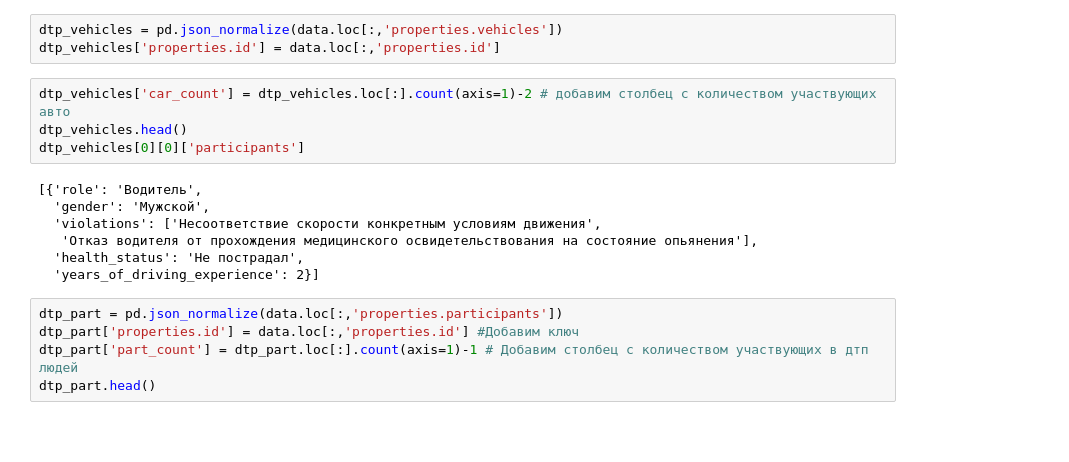
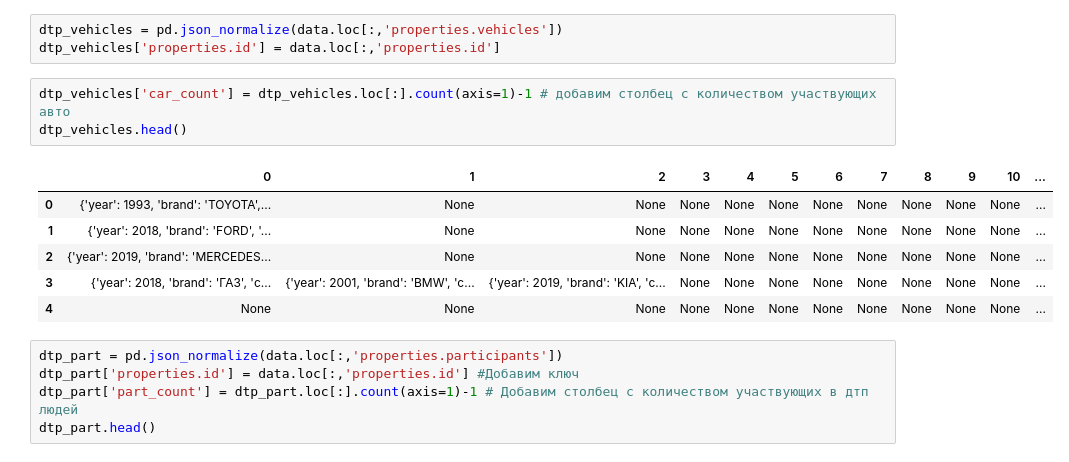
Before and after one commit to astigo/Analysis_car_accident_and_weather_in_Moscow_2015-2021, a Jupyter notebook: Weather-Accident.ipynb, the cells around one changed output. Saved outputs shown, nothing was run; the diff lists cells and outputs as text; blank space fills up the shorter version.

```diff
--- a/Weather-Accident.ipynb
+++ b/Weather-Accident.ipynb
@@ -133,16 +133,15 @@ data.drop(axis='columns', labels={'type'}, inplace=True) #, 'geometry.type', 'pr
 dtp_vehicles = pd.json_normalize(data.loc[:,'properties.vehicles'])
 dtp_vehicles['properties.id'] = data.loc[:,'properties.id']
 # %%
-dtp_vehicles['car_count'] = dtp_vehicles.loc[:].count(axis=1)-2 # добавим столбец с количеством участвующих авто
+dtp_vehicles['car_count'] = dtp_vehicles.loc[:].count(axis=1)-1 # добавим столбец с количеством участвующих авто
 dtp_vehicles.head()
-dtp_vehicles[0][0]['participants']
 # %% [output]
-[{'role': 'Водитель',
-  'gender': 'Мужской',
-  'violations': ['Несоответствие скорости конкретным условиям движения',
-   'Отказ водителя от прохождения медицинского освидетельствования на состояние опьянения'],
-  'health_status': 'Не пострадал',
-  'years_of_driving_experience': 2}]
+|  | 0 | 1 | 2 | 3 | 4 | 5 | 6 | 7 | 8 | 9 | 10 | ... |
+| 0 | {'year': 1993, 'brand': 'TOYOTA',... | None | None | None | None | None | None | None | None | None | None | ... |
+| 1 | {'year': 2018, 'brand': 'FORD', '... | None | None | None | None | None | None | None | None | None | None | ... |
+| 2 | {'year': 2019, 'brand': 'MERCEDES... | None | None | None | None | None | None | None | None | None | None | ... |
+| 3 | {'year': 2018, 'brand': 'ГАЗ', 'c... | {'year': 2001, 'brand': 'BMW', 'c... | {'year': 2019, 'brand': 'KIA', 'c... | None | None | None | None | None | None | None | None | ... |
+| 4 | None | None | None | None | None | None | None | None | None | None | None | ... |
 # %%
 dtp_part = pd.json_normalize(data.loc[:,'properties.participants'])
 dtp_part['properties.id'] = data.loc[:,'properties.id'] #Добавим ключ
```
Also changed, not shown: parts of 18 cells of this notebook.
